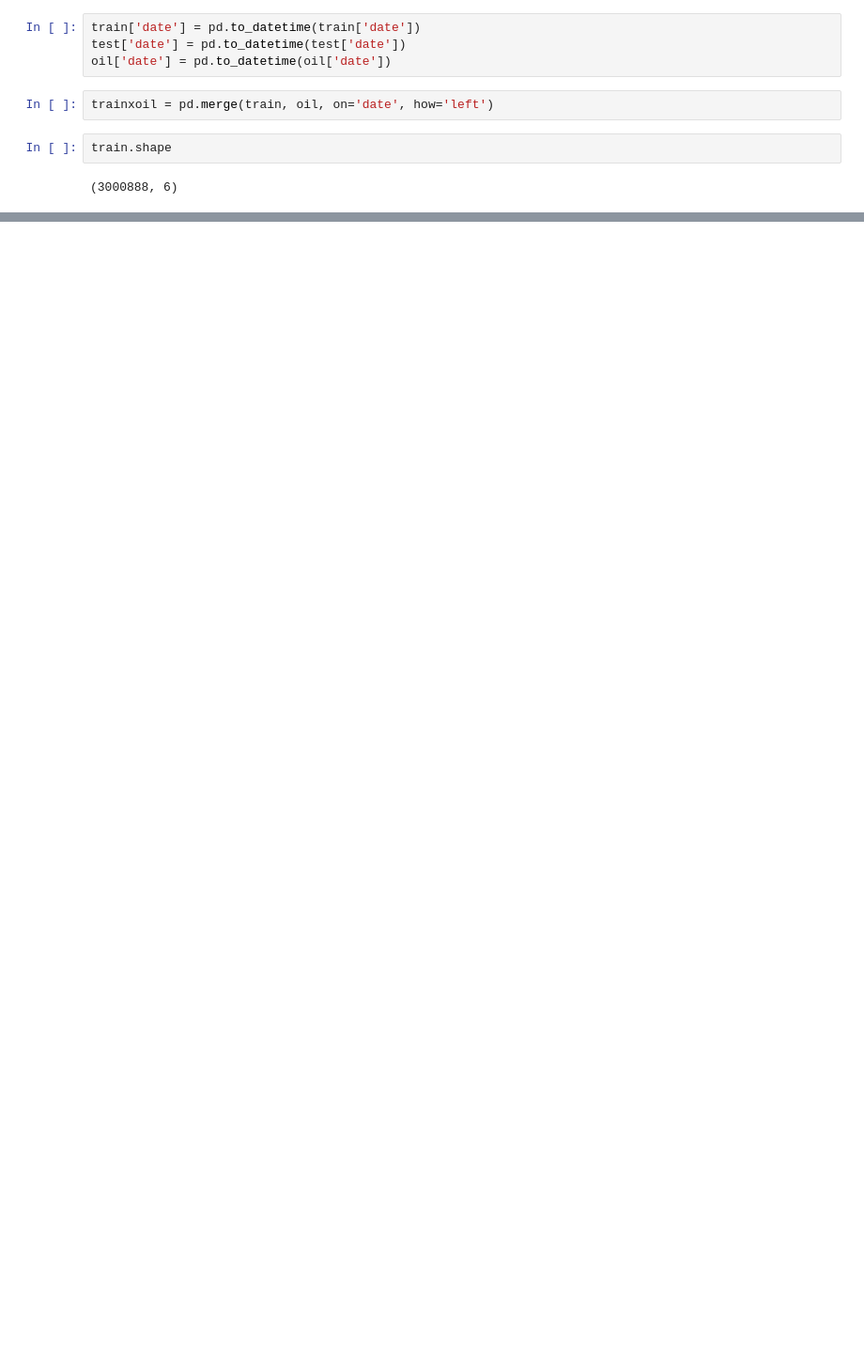
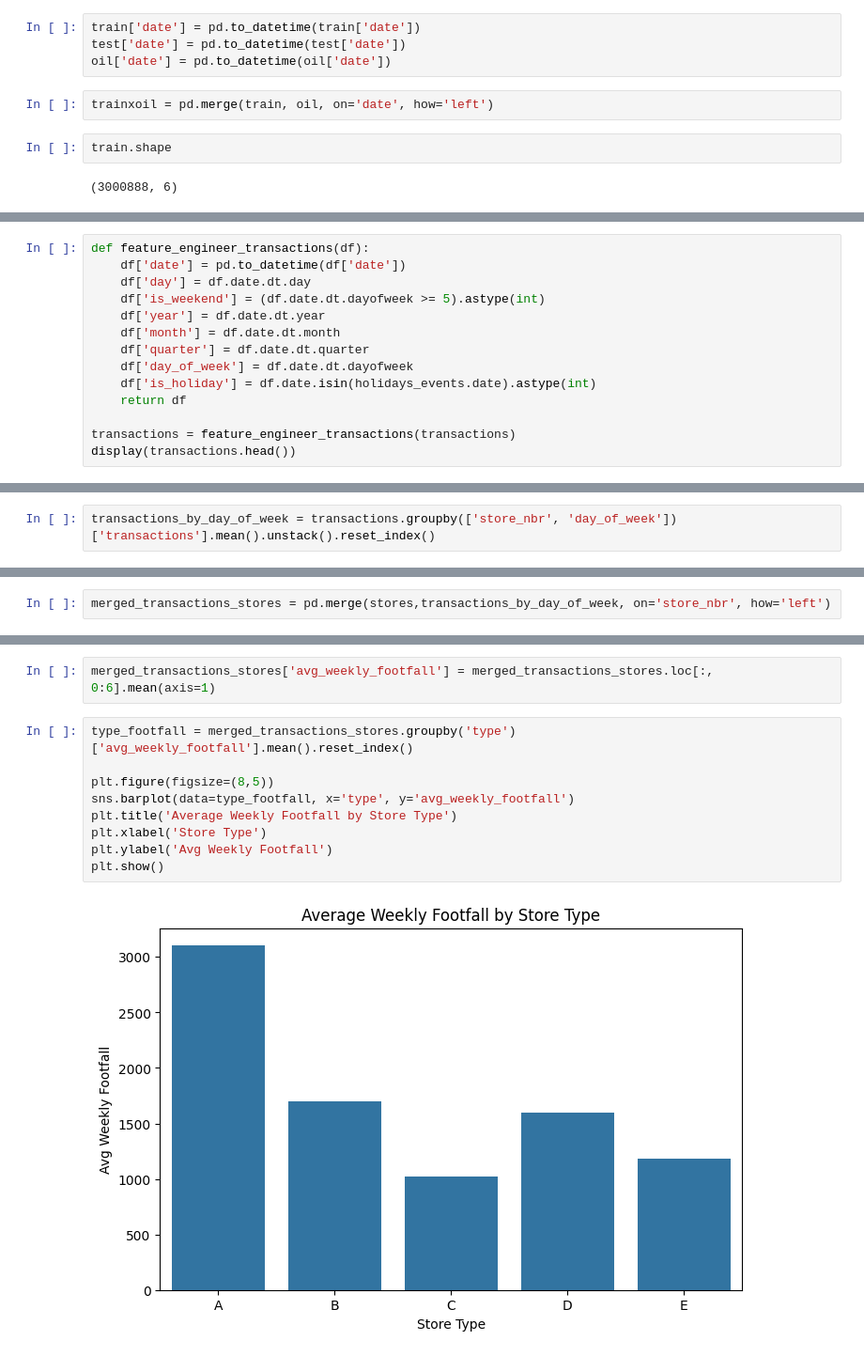
Before and after one commit to Ishikasingh101/Store_Sales_Prediction, a Jupyter notebook: experiments/EDA.ipynb, the cells around one changed output, grey strips where cells are left out. Shown at 94% size. Drawn from its saved outputs; the diff is of its cells as text; blank space fills up the shorter version.

Commit message:
Further EDA on Transactions

```diff
--- a/experiments/EDA.ipynb
+++ b/experiments/EDA.ipynb
@@ -914,0 +941,14 @@ trainxoil[['family','sales']+list(oil.columns)].drop(columns = ["date"]).dropna(
+# %%
+def feature_engineer_transactions(df):
+    df['date'] = pd.to_datetime(df['date'])
+    df['day'] = df.date.dt.day
+    df['is_weekend'] = (df.date.dt.dayofweek >= 5).astype(int)
+    df['year'] = df.date.dt.year
+    df['month'] = df.date.dt.month
+    df['quarter'] = df.date.dt.quarter
+    df['day_of_week'] = df.date.dt.dayofweek
+    df['is_holiday'] = df.date.isin(holidays_events.date).astype(int)
+    return df
+
+transactions = feature_engineer_transactions(transactions)
+display(transactions.head())
@@ -914,0 +962,2 @@ trainxoil[['family','sales']+list(oil.columns)].drop(columns = ["date"]).dropna(
+# %%
+transactions_by_day_of_week = transactions.groupby(['store_nbr', 'day_of_week'])['transactions'].mean().unstack().reset_index()
@@ -914,0 +973,2 @@ trainxoil[['family','sales']+list(oil.columns)].drop(columns = ["date"]).dropna(
+# %%
+merged_transactions_stores = pd.merge(stores,transactions_by_day_of_week, on='store_nbr', how='left')
@@ -914,0 +1009,13 @@ trainxoil[['family','sales']+list(oil.columns)].drop(columns = ["date"]).dropna(
+# %%
+merged_transactions_stores['avg_weekly_footfall'] = merged_transactions_stores.loc[:, 0:6].mean(axis=1)
+# %%
+type_footfall = merged_transactions_stores.groupby('type')['avg_weekly_footfall'].mean().reset_index()
+
+plt.figure(figsize=(8,5))
+sns.barplot(data=type_footfall, x='type', y='avg_weekly_footfall')
+plt.title('Average Weekly Footfall by Store Type')
+plt.xlabel('Store Type')
+plt.ylabel('Avg Weekly Footfall')
+plt.show()
+# %% [output]
+[figure, added]
```
Also changed, not shown: parts of 17 cells of this notebook.
